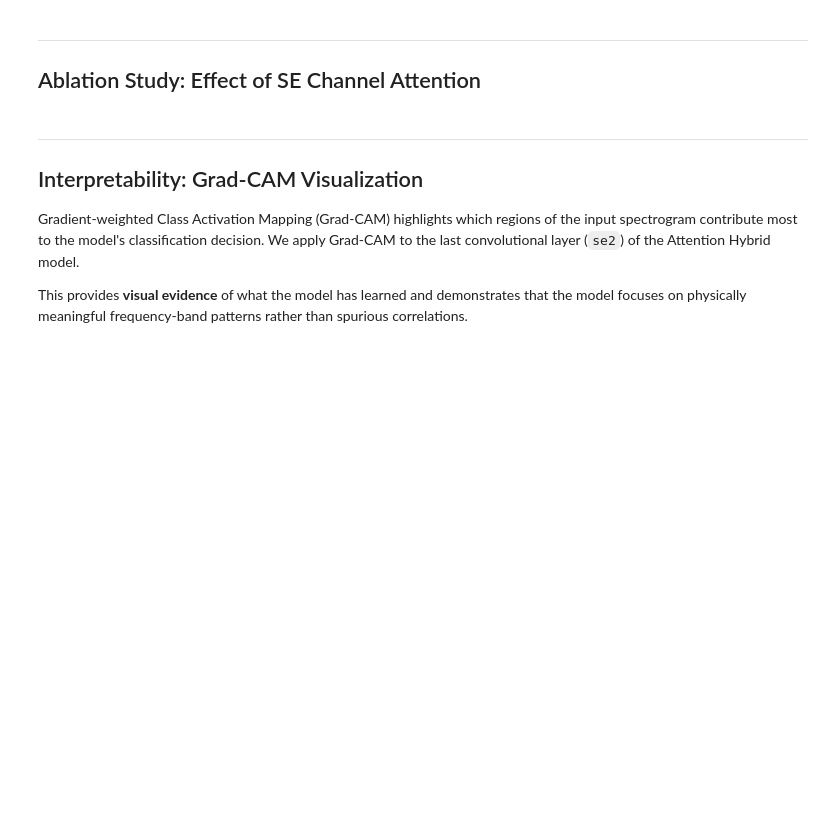
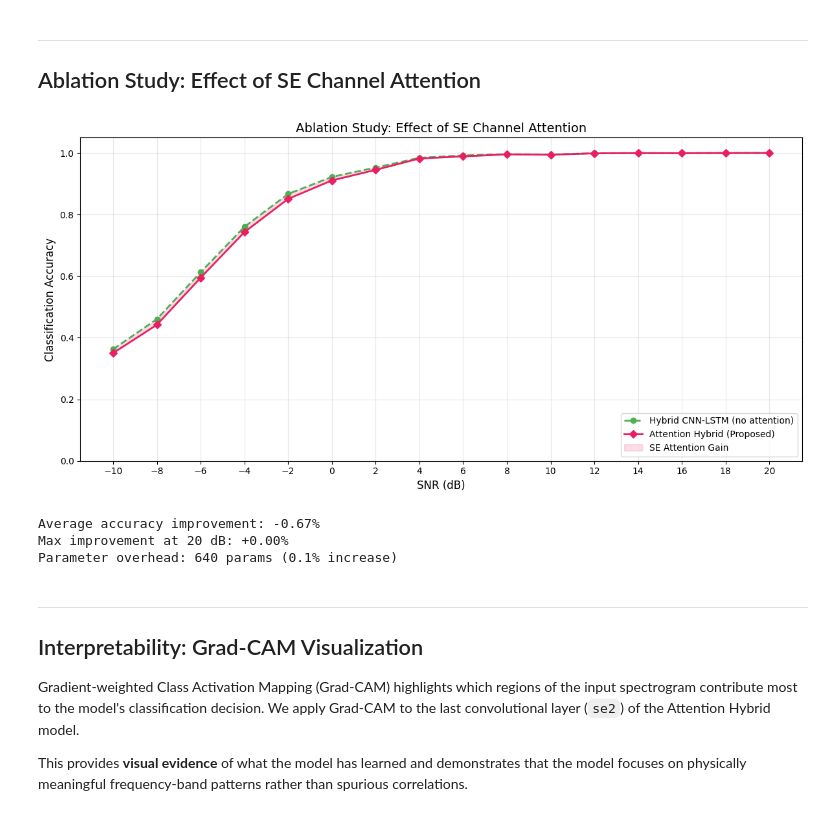
Before and after one commit to Nikhil18207/OFDM-AI-Modulation-Classifier, a Jupyter notebook: EchonNet.ipynb, the cells around one changed output. Saved outputs shown, nothing was run; the diff lists cells and outputs as text; code cells hidden in the pictures; blank space fills up the shorter version.

```diff
--- a/EchonNet.ipynb
+++ b/EchonNet.ipynb
@@ -982,36 +1264,45 @@ The following table compares our results with published methods evaluated on the
 # %%
 # Cell 37: Ablation -- SE Attention Contribution
 
 plt.figure(figsize=(12, 6))
 plain_accs = [all_snr_results['Hybrid CNN-LSTM'][s] for s in all_snr_levels]
-attn_accs  = [all_snr_results['Attention Hybrid (Proposed)'][s] for s in all_snr_levels]
+attn_accs  = [all_snr_results['Attention Hybrid'][s] for s in all_snr_levels]
 
 plt.plot(all_snr_levels, plain_accs, 'o--', color='#4CAF50',
          linewidth=2, markersize=6, label='Hybrid CNN-LSTM (no attention)')
 plt.plot(all_snr_levels, attn_accs, 'D-', color='#E91E63',
          linewidth=2, markersize=6, label='Attention Hybrid (Proposed)')
 
+plt.fill_between(all_snr_levels, plain_accs, attn_accs,
+                 alpha=0.15, color='#E91E63', label='SE Attention Gain')
+
 plt.xlabel('SNR (dB)', fontsize=12)
 plt.ylabel('Classification Accuracy', fontsize=12)
-plt.title('Ablation: Effect of SE Channel Attention', fontsize=14)
-plt.legend(fontsize=11)
+plt.title('Ablation Study: Effect of SE Channel Attention', fontsize=14)
+plt.legend(fontsize=10, loc='lower right')
 plt.grid(True, alpha=0.3)
 plt.xticks(all_snr_levels)
 plt.ylim([0, 1.05])
 plt.tight_layout()
 plt.show()
 
 # Quantify improvement
-improvements = [attn_accs[i] - plain_accs[i] for i in range(len(all_snr_levels))]
-print(f"Average accuracy improvement from SE attention: {np.mean(improvements):+.4f}")
-best_idx = np.argmax(improvements)
-print(f"Max improvement at SNR = {all_snr_levels[best_idx]} dB: {improvements[best_idx]:+.4f}")
+improvements = {s: all_snr_results['Attention Hybrid'][s] - all_snr_results['Hybrid CNN-LSTM'][s] for s in all_snr_levels}
+avg_improvement = np.mean(list(improvements.values()))
+max_snr = max(improvements, key=improvements.get)
 
-# Parameter overhead
+attn_params = sum(p.numel() for p in hybrid_model.parameters())
 plain_params = sum(p.numel() for p in plain_hybrid.parameters())
-attn_params = sum(p.numel() for p in hybrid_model.parameters())
-overhead = (attn_params - plain_params) / plain_params * 100
-print(f"\nParameter overhead: {attn_params - plain_params:,} params ({overhead:.2f}% increase)")
+overhead = attn_params - plain_params
+
+print(f"Average accuracy improvement: {avg_improvement:+.2%}")
+print(f"Max improvement at {max_snr} dB: {improvements[max_snr]:+.2%}")
+print(f"Parameter overhead: {overhead:,} params ({overhead/plain_params:.1%} increase)")
+# %% [output]
+[figure, added]
+Average accuracy improvement: -0.67%
+Max improvement at 20 dB: +0.00%
+Parameter overhead: 640 params (0.1% increase)
 # %% [markdown]
 ---
 ## Interpretability: Grad-CAM Visualization
```
Also changed, not shown: parts of 37 cells of this notebook, 3 other files.
